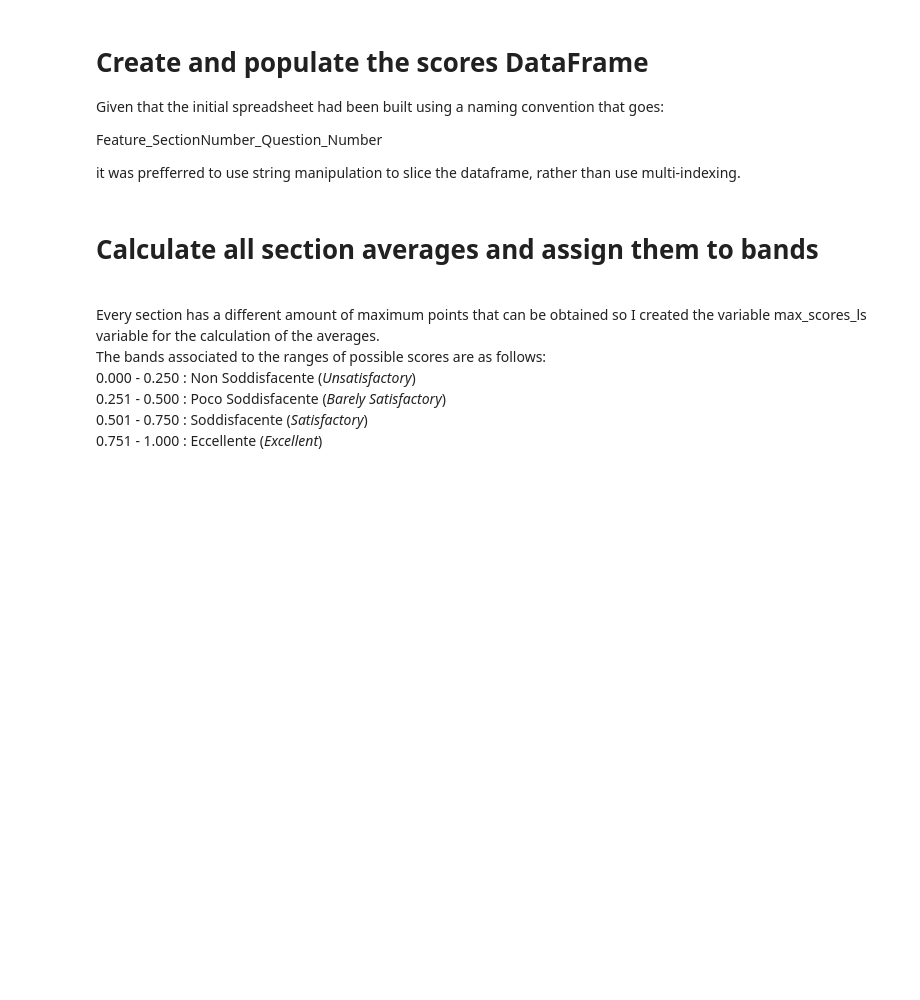
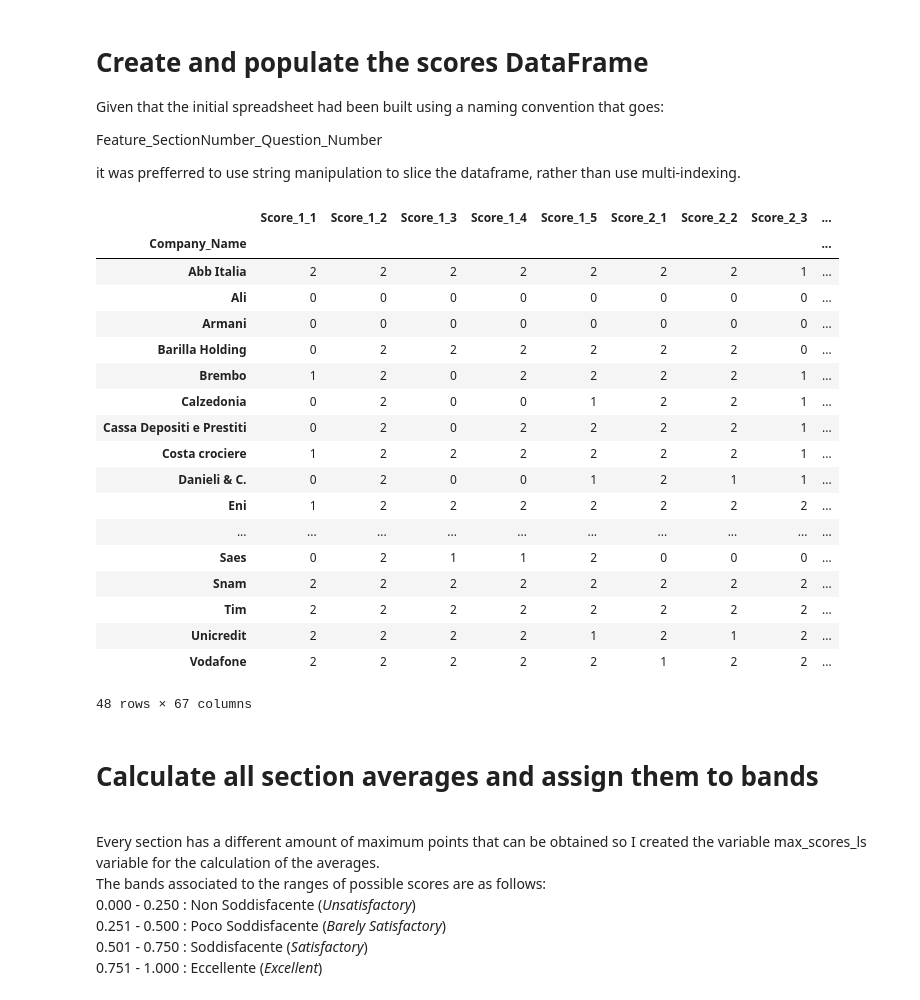
Before and after one commit to G-Simeone/Transparency_International, a Jupyter notebook: Data_Manipulation_Transparency_in_Corporate_Reporting_Italia.ipynb, the cells around one changed output. Cells and saved outputs as stored; diff of their text form; code cells hidden in the pictures; blank space fills up the shorter version.

Commit message:
added pounds to avoid pushing back to google spreasheet - print df for show on GitHub

```diff
--- a/Data_Manipulation_Transparency_in_Corporate_Reporting_Italia.ipynb
+++ b/Data_Manipulation_Transparency_in_Corporate_Reporting_Italia.ipynb
@@ -79,34 +79,57 @@ sections_dict["4"] = [1, 2, 3, 4, 5, 6, 7, 8, 9, 10]
 sections_dict["5"] = [1, 2, 3, 4, 5, 6]
 sections_dict["6"] = [1, 2, 3, 4, 5, 6]
 sections_dict["7"] = [1, 2, 3, 4]
 sections_dict["8"] = [1, 2, 3, 4, 5]
 sections_dict["9"] = [1, 2, 3, 4, 5, 6, 7, 8]
 sections_dict["10"] = [1, 2, 3, 4]
 
 # List of all question numbers
 questions_list = list(sections_dict.values())
 
 # Create function to create the list of columns to keep from the copy DataFrame. Takes a string as an argument and
 # iteratively creates the names of the columns to keep extracting the number of the section and the the questions
 # from the sections_dict object.
 
 def columns_to_keep (column_str = "name"):
     columns_to_keep_ls = []
     for key_i, value_ls in sections_dict.items():
         for question_i in range(len(value_ls)):
             columns_to_keep_ls.append("{}_{}_{}".format(column_str, key_i, value_ls[question_i]))
     return (columns_to_keep_ls)
 
 # Create Scores_sectionNumber_questionNumber strings and add names and sectors columns to columns_to_keep variable.
 cols_ls = columns_to_keep("Score")
 cols_ls.extend(("Company_Name", "Company_Sector"))
 
 # Create the scores DataFrame, index is name of company
 scores_df = copy_df[cols_ls].set_index("Company_Name")
 
-# Push DataFrame to Google Spreadsheet
+# Push DataFrame to Google Spreadsheet (hashed because we don't want to mess up with the spreadsheet the client is using)
 # worksheet_name = 'Scores_Only'
 # d2g.upload(scores_df, spreadsheet_key, worksheet_name, credentials=credentials, row_names=True)
+
+# For show
+scores_df
+# %% [output]
+|  | Score_1_1 | Score_1_2 | Score_1_3 | Score_1_4 | Score_1_5 | Score_2_1 | Score_2_2 | Score_2_3 | ... |
+| Company_Name |  |  |  |  |  |  |  |  | ... |
+| Abb Italia | 2 | 2 | 2 | 2 | 2 | 2 | 2 | 1 | ... |
+| Ali | 0 | 0 | 0 | 0 | 0 | 0 | 0 | 0 | ... |
+| Armani | 0 | 0 | 0 | 0 | 0 | 0 | 0 | 0 | ... |
+| Barilla Holding | 0 | 2 | 2 | 2 | 2 | 2 | 2 | 0 | ... |
+| Brembo | 1 | 2 | 0 | 2 | 2 | 2 | 2 | 1 | ... |
+| Calzedonia | 0 | 2 | 0 | 0 | 1 | 2 | 2 | 1 | ... |
+| Cassa Depositi e Prestiti | 0 | 2 | 0 | 2 | 2 | 2 | 2 | 1 | ... |
+| Costa crociere | 1 | 2 | 2 | 2 | 2 | 2 | 2 | 1 | ... |
+| Danieli & C. | 0 | 2 | 0 | 0 | 1 | 2 | 1 | 1 | ... |
+| Eni | 1 | 2 | 2 | 2 | 2 | 2 | 2 | 2 | ... |
+| ... | ... | ... | ... | ... | ... | ... | ... | ... | ... |
+| Saes | 0 | 2 | 1 | 1 | 2 | 0 | 0 | 0 | ... |
+| Snam | 2 | 2 | 2 | 2 | 2 | 2 | 2 | 2 | ... |
+| Tim | 2 | 2 | 2 | 2 | 2 | 2 | 2 | 2 | ... |
+| Unicredit | 2 | 2 | 2 | 2 | 1 | 2 | 1 | 2 | ... |
+| Vodafone | 2 | 2 | 2 | 2 | 2 | 1 | 2 | 2 | ... |
+48 rows × 67 columns
 # %% [markdown]
 # Calculate all section averages and assign them to bands
 
```
Also changed, not shown: parts of 3 cells of this notebook.
